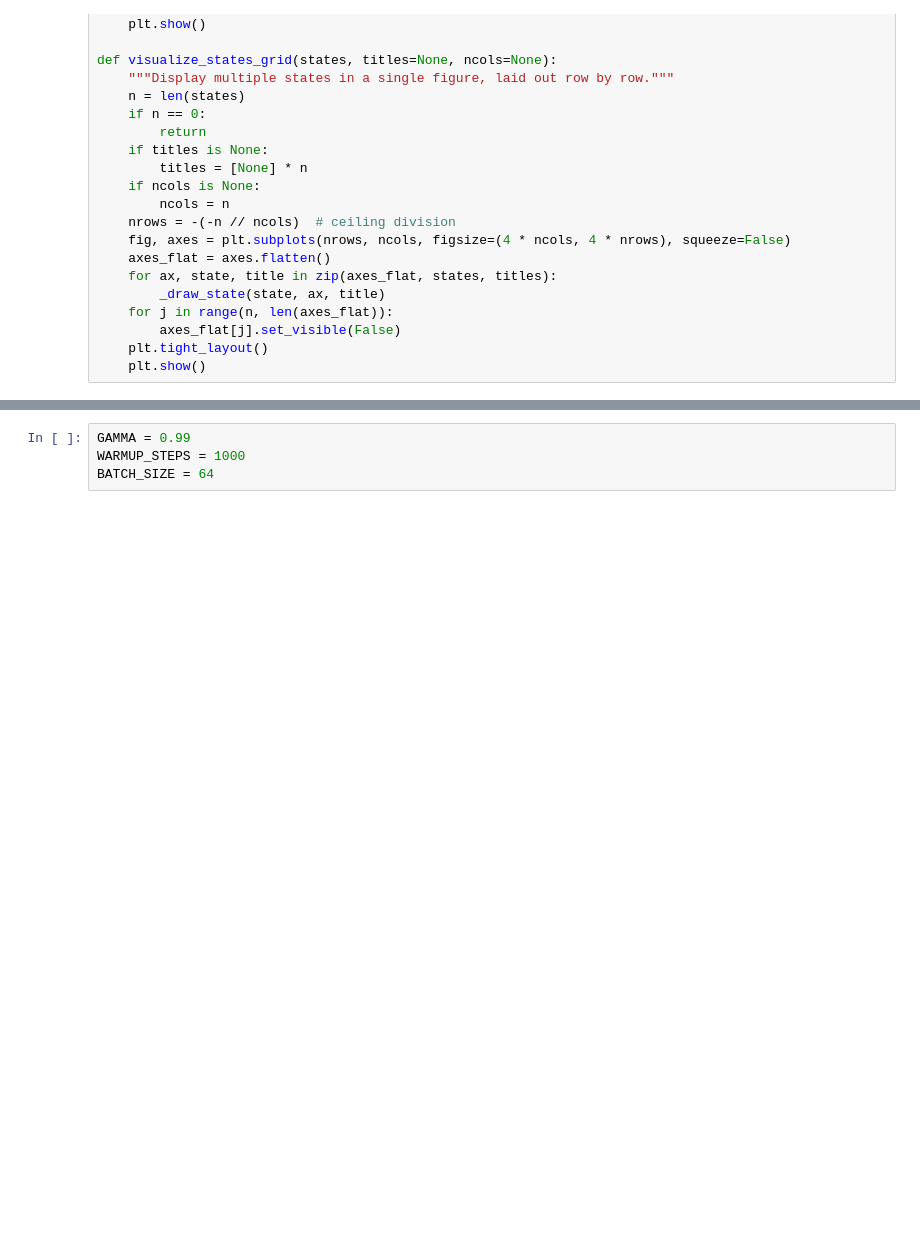
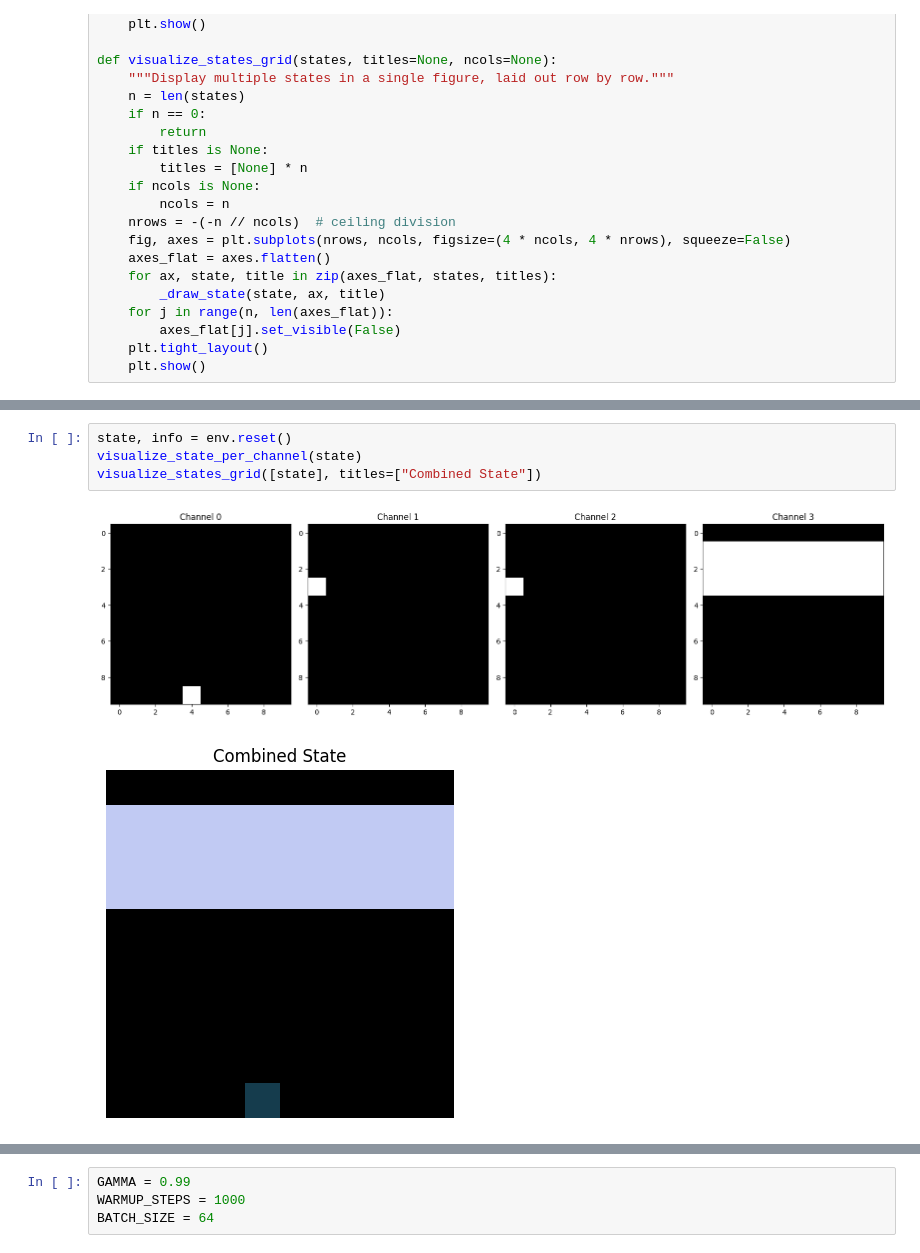
Before and after one commit to jonyhu/deep-rl-control, a Jupyter notebook: dqn.ipynb, the cells around one changed output, grey strips where cells are left out. Saved outputs shown, nothing was run; the diff lists cells and outputs as text; blank space fills up the shorter version.

```diff
--- a/dqn.ipynb
+++ b/dqn.ipynb
@@ -123,0 +116,7 @@ Here, we take a small number of random actions. The action space is composed of
+# %%
+state, info = env.reset()
+visualize_state_per_channel(state)
+visualize_states_grid([state], titles=["Combined State"])
+# %% [output]
+[figure, added]
+[figure, added]
```
Also changed, not shown: parts of 29 cells of this notebook, 4 other files.
